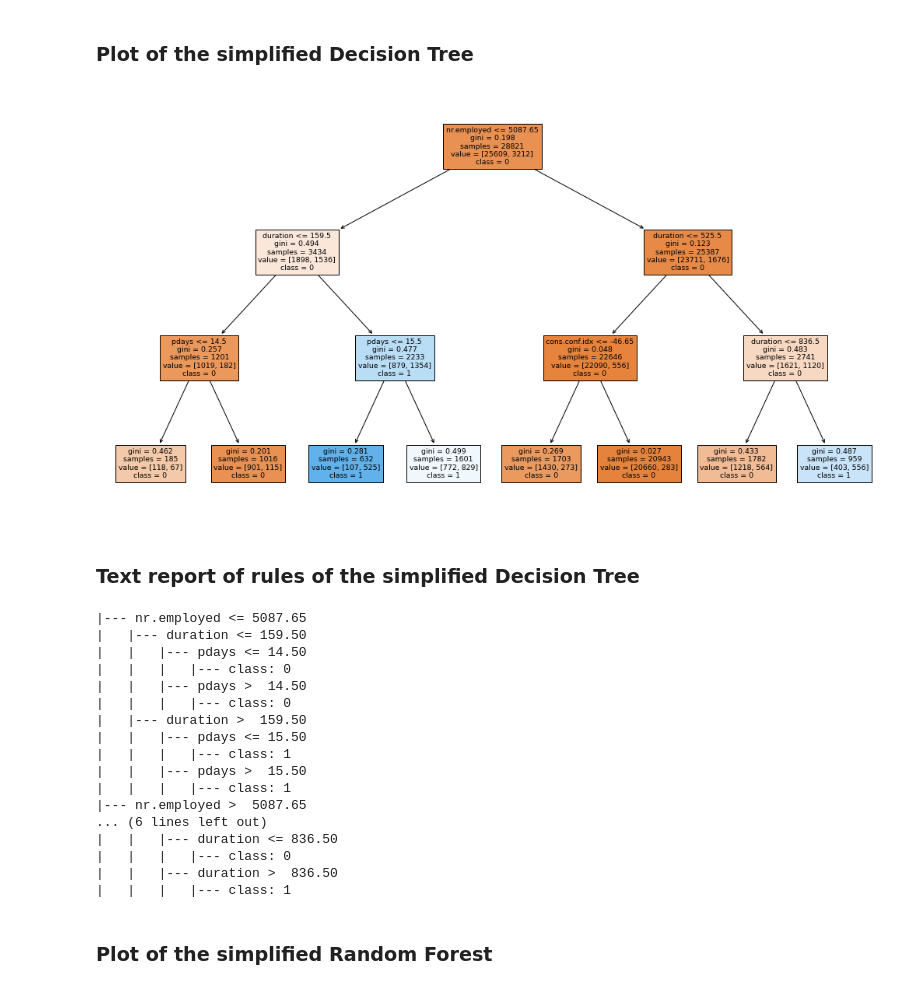
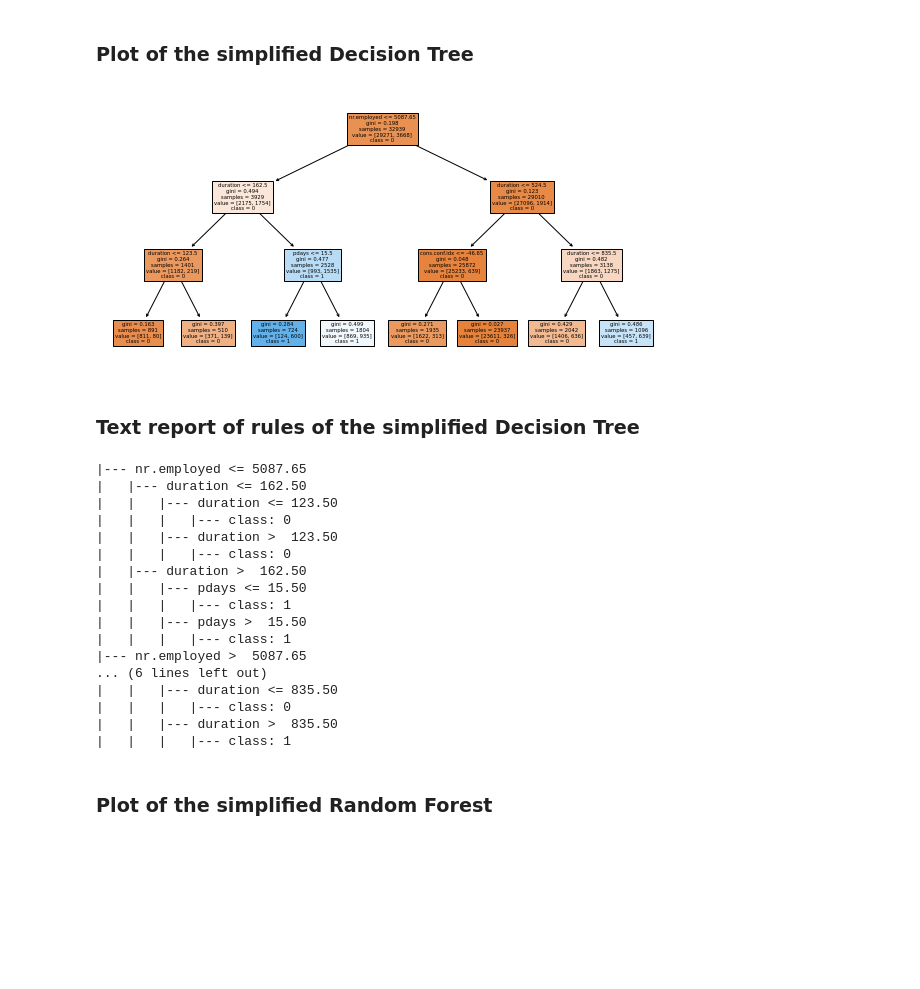
Before and after one commit to EricLaw-LYL/RMSC4002-Project, a Jupyter notebook: src/python/Classification.ipynb, the cells around one changed output. Cells and saved outputs as stored; diff of their text form; code cells hidden in the pictures; blank space fills up the shorter version.

```diff
--- a/src/python/Classification.ipynb
+++ b/src/python/Classification.ipynb
@@ -253,9 +257,9 @@ display('There are {} observations with {} features in the prepared dataset'.for
 ### Splitting training dataset and testing dataset
 # %%
 # Set global random seed
-random_state=4002
+random_state = 4002
 # split data
-x_train, x_test, y_train, y_test = train_test_split(dataset_prepared, y, test_size=0.3,random_state=random_state)
+x_train, x_test, y_train, y_test = train_test_split(dataset_prepared, y, test_size=0.2, random_state=random_state)
 
 display('The shape of splitted training dataset and testing dataset', x_train.shape, y_train.shape, x_test.shape, y_test.shape)
 # %% [output]
@@ -271,13 +275,13 @@ display('The shape of splitted training dataset and testing dataset', x_train.sh
 # %%
 # Set max_depth = 3 to keep the size of the tree small for ploting graph
 dt = tree.DecisionTreeClassifier(max_depth=3, random_state=random_state)
 dt.fit(x_train, y_train)
-plt.figure(figsize=(18, 10))
+plt.figure(figsize=(10, 5))
 _ = tree.plot_tree(dt, feature_names=dataset_prepared.columns,
                    class_names=["0", "1"], filled=True)
 plt.savefig("../../plot/classification/decision_tree.pdf", bbox_inches="tight")
 # %% [output]
-[figure, old version]
+[figure, new version]
 # %% [markdown]
 ### Text report of rules of the simplified Decision Tree
 # %%
@@ -285,21 +289,21 @@ r = tree.export_text(dt, feature_names=list(dataset_prepared.columns))
 print(r)
 # %% [output]
 |--- nr.employed <= 5087.65
-|   |--- duration <= 159.50
-|   |   |--- pdays <= 14.50
+|   |--- duration <= 162.50
+|   |   |--- duration <= 123.50
 |   |   |   |--- class: 0
-|   |   |--- pdays >  14.50
+|   |   |--- duration >  123.50
 |   |   |   |--- class: 0
-|   |--- duration >  159.50
+|   |--- duration >  162.50
 |   |   |--- pdays <= 15.50
 |   |   |   |--- class: 1
 |   |   |--- pdays >  15.50
 |   |   |   |--- class: 1
 |--- nr.employed >  5087.65
 ... (6 lines left out)
-|   |   |--- duration <= 836.50
+|   |   |--- duration <= 835.50
 |   |   |   |--- class: 0
-|   |   |--- duration >  836.50
+|   |   |--- duration >  835.50
 |   |   |   |--- class: 1
 # %% [markdown]
 ### Plot of the simplified Random Forest
```
Also changed, not shown: parts of 10 cells of this notebook, 9 other files.
